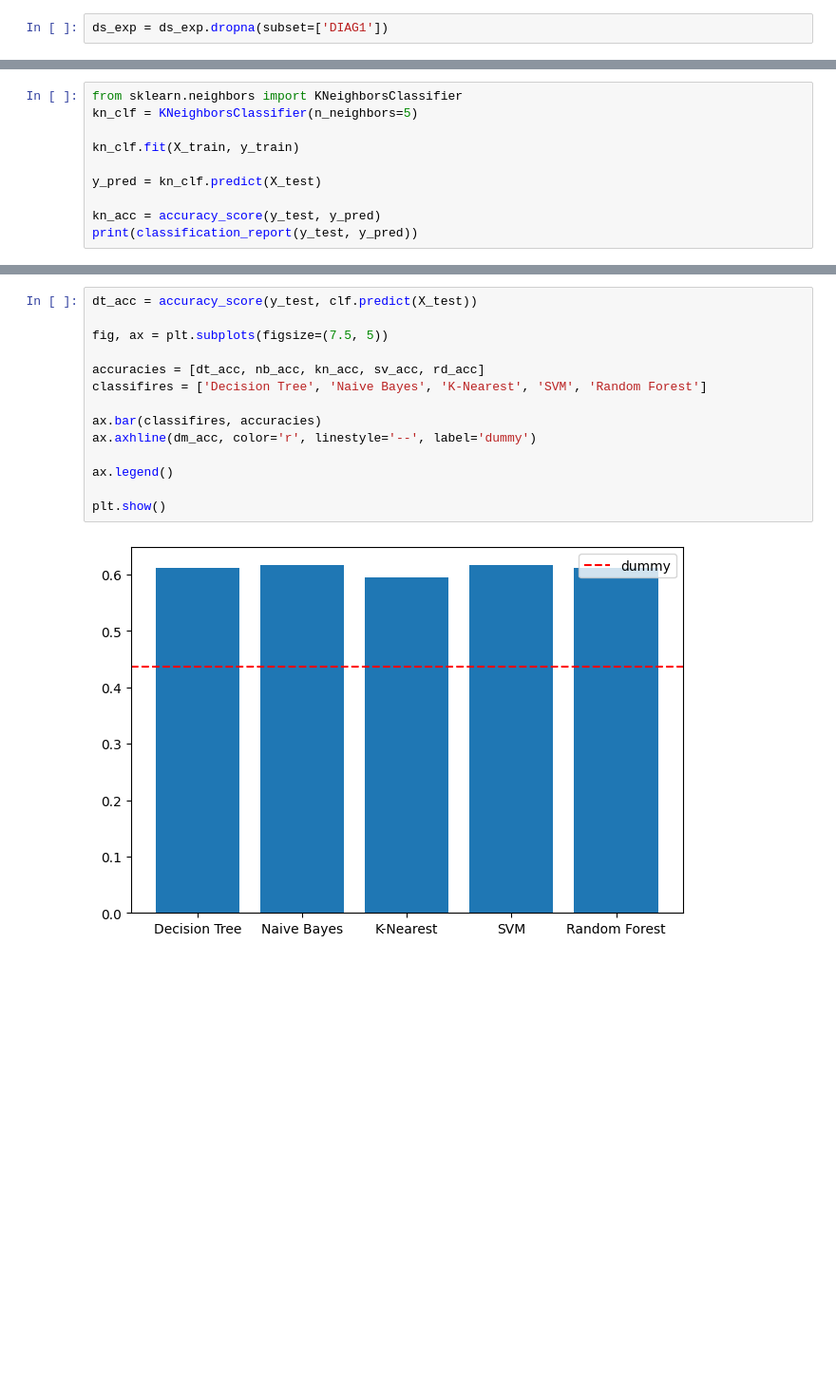
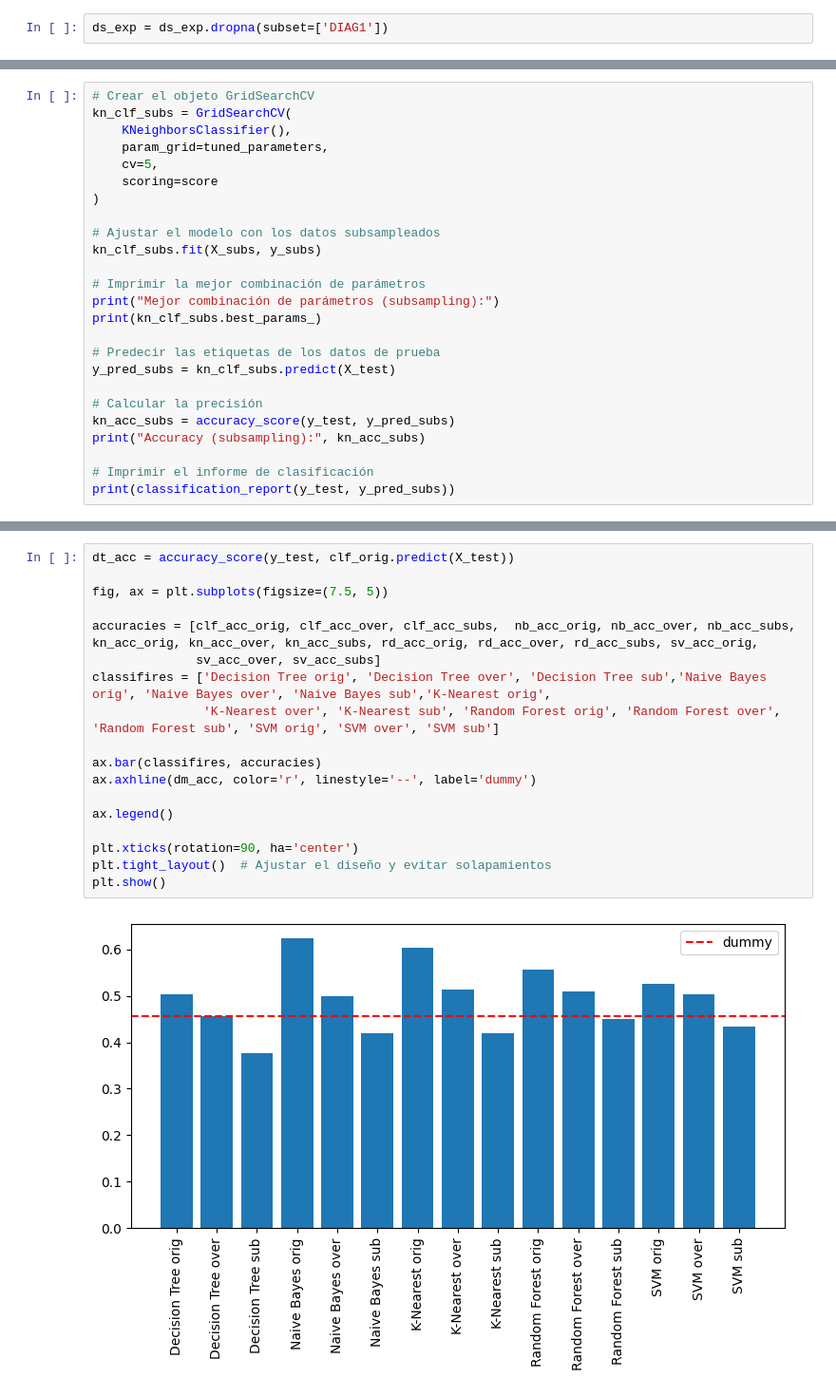
Before and after one commit to fco-marquez/proyecto-mineria, a Jupyter notebook: Hito2.ipynb, the cells around one changed output, grey strips where cells are left out. Shown at 95% size. Saved outputs shown, nothing was run; the diff lists cells and outputs as text; blank space fills up the shorter version.

Commit message:
balanceo de clases, grindsearchcv con 1000 datos

```diff
--- a/Hito2.ipynb
+++ b/Hito2.ipynb
@@ -536,10 +608,0 @@ Estancia Prolongada       0.37      0.34      0.35      4543
-# %%
-from sklearn.neighbors import KNeighborsClassifier
-kn_clf = KNeighborsClassifier(n_neighbors=5)
-
-kn_clf.fit(X_train, y_train)
-
-y_pred = kn_clf.predict(X_test)
-
-kn_acc = accuracy_score(y_test, y_pred)
-print(classification_report(y_test, y_pred))
@@ -556,0 +1256,25 @@ Estancia Prolongada       0.36      0.22      0.28      4543
+# %%
+# Crear el objeto GridSearchCV
+kn_clf_subs = GridSearchCV(
+    KNeighborsClassifier(),
+    param_grid=tuned_parameters,
+    cv=5,
+    scoring=score
+)
+
+# Ajustar el modelo con los datos subsampleados
+kn_clf_subs.fit(X_subs, y_subs)
+
+# Imprimir la mejor combinación de parámetros
+print("Mejor combinación de parámetros (subsampling):")
+print(kn_clf_subs.best_params_)
+
+# Predecir las etiquetas de los datos de prueba
+y_pred_subs = kn_clf_subs.predict(X_test)
+
+# Calcular la precisión
+kn_acc_subs = accuracy_score(y_test, y_pred_subs)
+print("Accuracy (subsampling):", kn_acc_subs)
+
+# Imprimir el informe de clasificación
+print(classification_report(y_test, y_pred_subs))
@@ -578,16 +1324,20 @@ Estancia Prolongada       0.14      0.14      0.14      4543
 # %%
-dt_acc = accuracy_score(y_test, clf.predict(X_test))
+dt_acc = accuracy_score(y_test, clf_orig.predict(X_test))
 
 fig, ax = plt.subplots(figsize=(7.5, 5))
 
-accuracies = [dt_acc, nb_acc, kn_acc, sv_acc, rd_acc]
-classifires = ['Decision Tree', 'Naive Bayes', 'K-Nearest', 'SVM', 'Random Forest']
+accuracies = [clf_acc_orig, clf_acc_over, clf_acc_subs,  nb_acc_orig, nb_acc_over, nb_acc_subs, kn_acc_orig, kn_acc_over, kn_acc_subs, rd_acc_orig, rd_acc_over, rd_acc_subs, sv_acc_orig,
+              sv_acc_over, sv_acc_subs]
+classifires = ['Decision Tree orig', 'Decision Tree over', 'Decision Tree sub','Naive Bayes orig', 'Naive Bayes over', 'Naive Bayes sub','K-Nearest orig',
+               'K-Nearest over', 'K-Nearest sub', 'Random Forest orig', 'Random Forest over', 'Random Forest sub', 'SVM orig', 'SVM over', 'SVM sub']
 
 ax.bar(classifires, accuracies)
 ax.axhline(dm_acc, color='r', linestyle='--', label='dummy')
 
 ax.legend()
 
+plt.xticks(rotation=90, ha='center')
+plt.tight_layout()  # Ajustar el diseño y evitar solapamientos
 plt.show()
 # %% [output]
-[figure, old version]
+[figure, new version]
```
Also changed, not shown: parts of 39 cells of this notebook.
